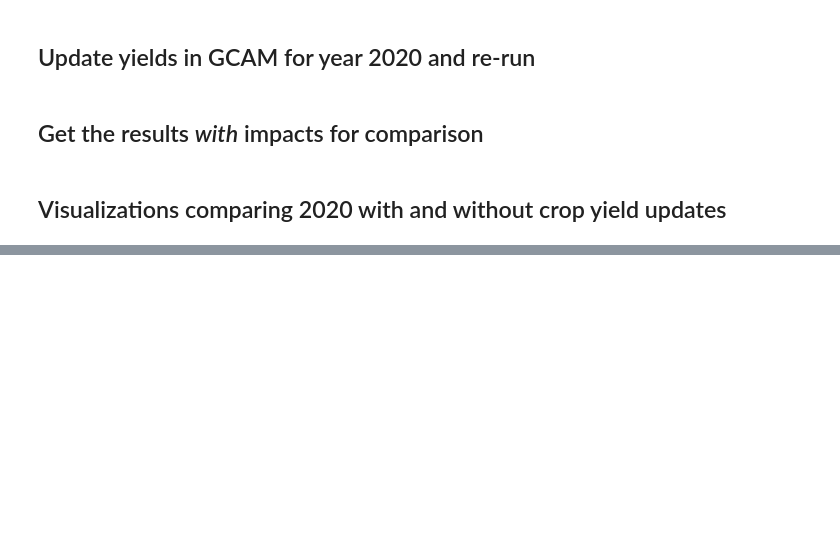
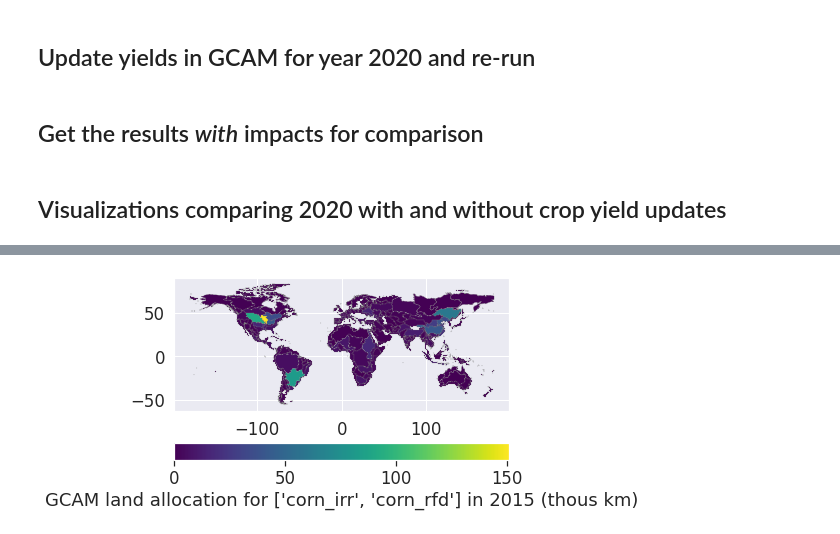
Before and after one commit to JGCRI/gcam_demeter_clinic, a Jupyter notebook: notebooks/gcam_demeter_demo.ipynb, the cells around one changed output, grey strips where cells are left out. Cells and saved outputs as stored; diff of their text form; code cells hidden in the pictures; blank space fills up the shorter version.

Commit message:
Some small updates after tweaking demeter for formatting data for plotting.  More to come.

```diff
--- a/notebooks/gcam_demeter_demo.ipynb
+++ b/notebooks/gcam_demeter_demo.ipynb
@@ -311,0 +425,8 @@ dom_price_comp = bar_diff(dom_prices_diff, "diff_rel")
+# %%
+corn_prod = production.query('sector == "Corn"')
+#prod_formater = demeter.FormatGcamDataFrame(corn_prod, start_year=2015, through_year=2015)
+#prod_formater.GCAM_LANDALLOC_FIELD = 'physical-output'
+#prod_formater.GCAM_NODES_FIELD = 'technology'
+#prod_plotdf = prod_formater.format_land_data()
+prod_plotdf = demeter.format_gcam_data(df=corn_prod, start_year=2015, through_year=2015, gcam_landalloc_field="physical-output", gcam_nodes_field="technology")
+prod_plotdf.head()
@@ -311,0 +442,8 @@ dom_price_comp = bar_diff(dom_prices_diff, "diff_rel")
+# %%
+agg_df = im3vis.plot_gcam_basin(prod_plotdf,
+                                target_year='2015',
+                                landclass_list=['corn_irr', 'corn_rfd'],
+                                setting='crop_yield',
+                                scope='global')
+# %% [output]
+[figure, added]
```
Also changed, not shown: parts of 19 cells of this notebook.
